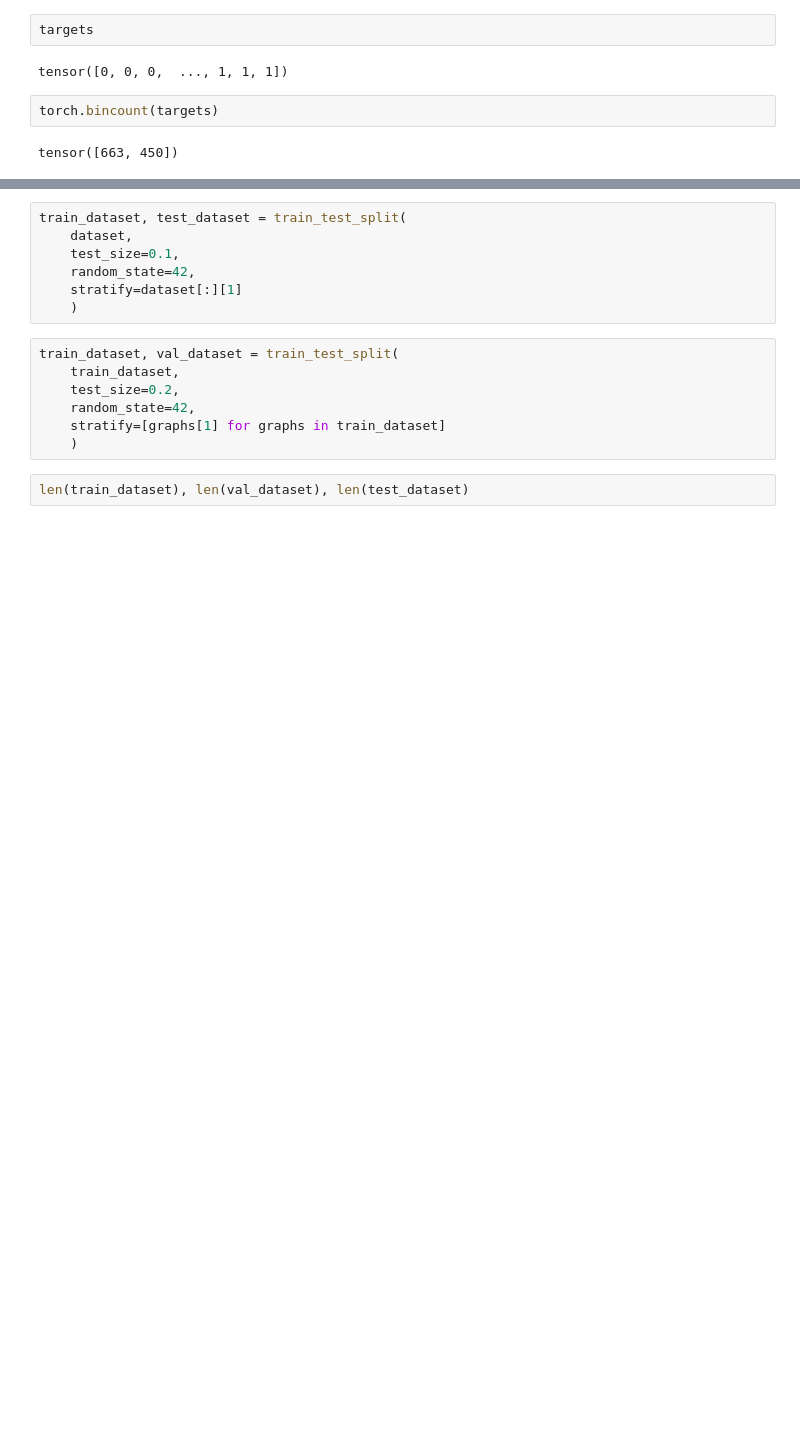
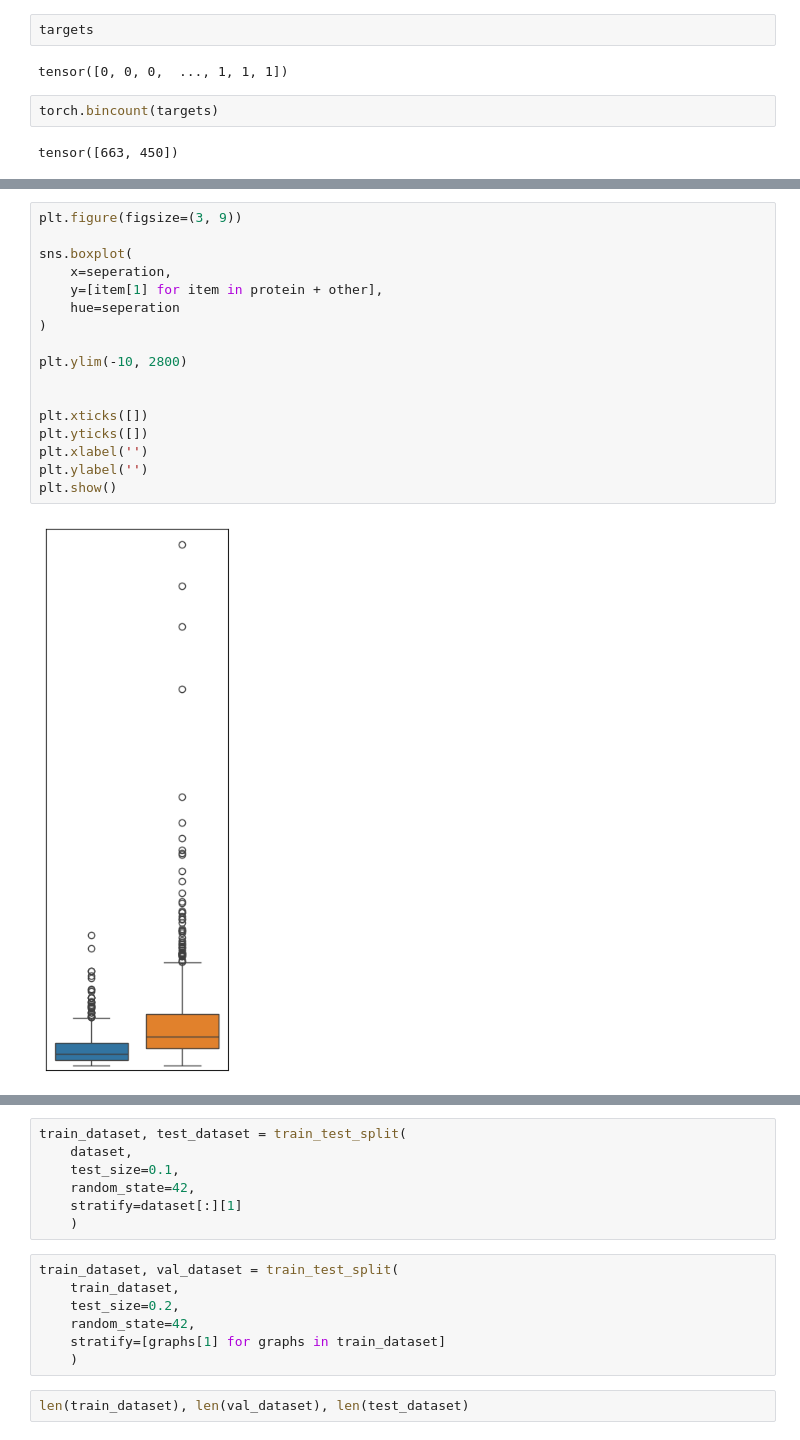
Before and after one commit to marcgloaguen/Week13_GraphClassification, a Jupyter notebook: marc.ipynb, the cells around one changed output, grey strips where cells are left out. Drawn from its saved outputs; the diff is of its cells as text; blank space fills up the shorter version.

```diff
--- a/marc.ipynb
+++ b/marc.ipynb
@@ -100,0 +145,19 @@ plt.show()
+# %%
+plt.figure(figsize=(3, 9))
+
+sns.boxplot(
+    x=seperation,
+    y=[item[1] for item in protein + other],
+    hue=seperation
+)
+
+plt.ylim(-10, 2800)
+
+
+plt.xticks([])
+plt.yticks([])
+plt.xlabel('')
+plt.ylabel('')
+plt.show()
+# %% [output]
+[figure, added]
```
Also changed, not shown: parts of 10 cells of this notebook, 4 other files.
